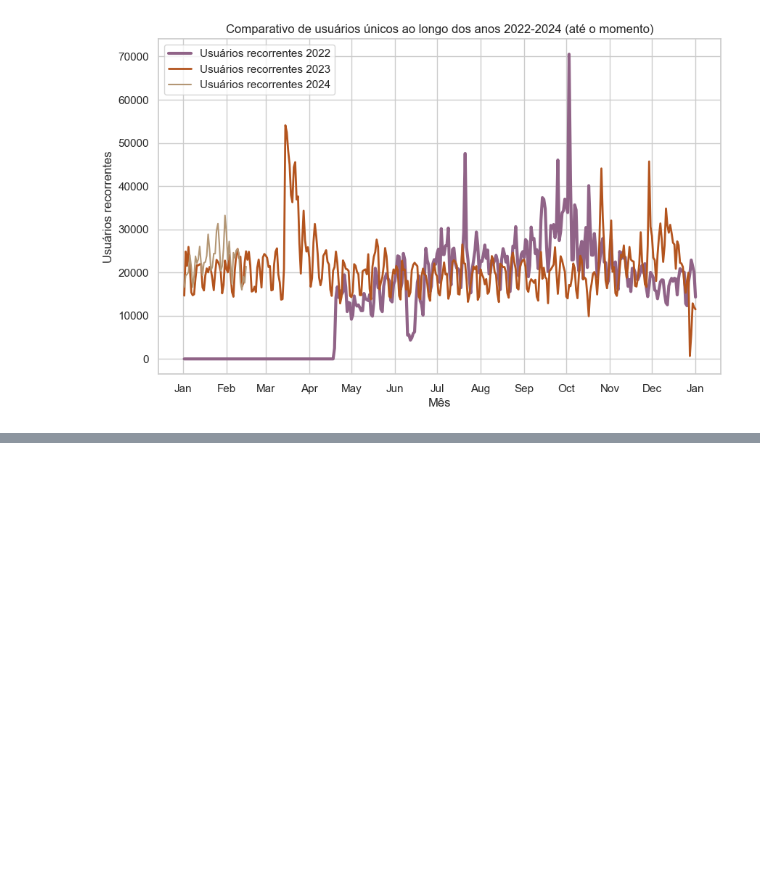
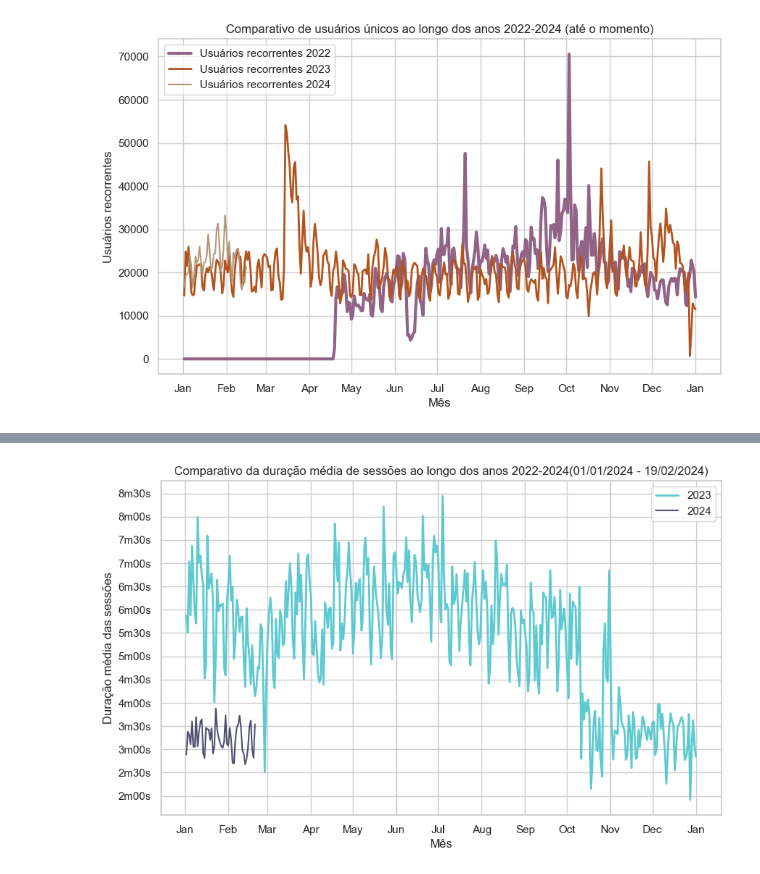
Before and after one commit to alisson002/Relat-rios-TN-e-JPN_Python, a Jupyter notebook: comparativos/graficosPython - linha.ipynb, the cells around one changed output, grey strips where cells are left out. Drawn from its saved outputs; the diff is of its cells as text; code cells hidden in the pictures; blank space fills up the shorter version.

```diff
--- a/comparativos/graficosPython - linha.ipynb
+++ b/comparativos/graficosPython - linha.ipynb
@@ -705,0 +708,73 @@ ValueError: Data must be 1-dimensional, got ndarray of shape (365, 1) instead
+# %%
+from matplotlib.ticker import FuncFormatter, MultipleLocator
+
+sessoesDurMed2023 = pd.read_csv(r'Portal\sessoes\sessoesDurMed2023.csv', skiprows=7)
+
+sessoesDurMed2023.columns = ['Data','Nº dia','sessoes','nan']
+
+sessoesDurMed2023['Nº dia'] = sessoesDurMed2023['Nº dia']+1
+
+sessoesDurMed2024 = pd.read_csv(r'Portal\sessoes\sessoesDurMed2024.csv', skiprows=7)
+
+sessoesDurMed2024.columns = ['Data','Nº dia','sessoes','nan']
+
+sessoesDurMed2024['Nº dia'] = sessoesDurMed2024['Nº dia']+1
+
+sessoesDurMed2023['sessoes'] = sessoesDurMed2023['sessoes'] / 60
+sessoesDurMed2024['sessoes'] = sessoesDurMed2024['sessoes'] / 60
+
+# Configurando o tema do Seaborn
+sns.set_theme(style="whitegrid")
+
+# Criando o gráfico de linhas
+plt.figure(figsize=(10, 6))  # Definindo o tamanho da figura
+
+# Definindo a paleta de cores desejada
+cores = ["#252745","#4f4f70","#5ccad0"]
+
+# cores = ["#EE7B12", "#355424", "#ED3013", "#9EC274","#7AB","#EDA"]
+
+# Plotando o gráfico de linhas
+# sns.lineplot(x="Nº dia", y="Usuários recorrentes", data=usuarios_recorrentes22, label="Usuários recorrentes 2022", linewidth=3, color=cores[0])
+sns.lineplot(x="Nº dia", y="sessoes", data=sessoesDurMed2023, label="2023", linewidth=2, color=cores[2])
+sns.lineplot(x="Nº dia", y="sessoes", data=sessoesDurMed2024, label="2024", linewidth=1.5, color=cores[1])
+
+
+# Ajustando o intervalo entre as datas no eixo x
+plt.gca().xaxis.set_major_locator(mdates.MonthLocator())  # Intervalo de 1 dia
+
+# Formatando os rótulos do eixo x para incluir o nome do mês
+plt.gca().xaxis.set_major_formatter(mdates.DateFormatter('%b'))  # Exemplo: Jan 2024
+
+def minutos_formatter(x, pos):
+    minutos = int(x)
+    segundos = round((x - minutos) * 60)
+    return f"{minutos}m{segundos:02d}s"
+
+# Configurando o formato dos valores do eixo Y
+plt.gca().yaxis.set_major_formatter(FuncFormatter(minutos_formatter))
+
+#plt.yticks([2, 2.5, 3, 3.5, 4, 4.5, 5, 5.5, 6, 6.5, 7, 7.5, 8, 8.5])
+
+#plt.gca().yaxis.set_major_locator(MultipleLocator(9))
+#plt.gca().yaxis.set_major_locator(plt.MaxNLocator(8))
+# Definindo o passo entre os números no eixo Y
+plt.gca().yaxis.set_major_locator(MultipleLocator(0.5))
+
+#plt.xticks(rotation=-90)
+
+#plt.gca().yaxis.set_major_locator(MaxNLocator(integer=True))
+
+# Adicionando rótulos e título ao gráfico
+plt.xlabel("Mês")
+plt.ylabel("Duração média das sessões")
+plt.title("Comparativo da duração média de sessões ao longo dos anos 2022-2024(01/01/2024 - 19/02/2024)")
+
+#plt.yticks([])
+
+plt.legend()
+
+# Exibindo o gráfico
+plt.show()
+# %% [output]
+[figure, added]
```
Also changed, not shown: parts of 2 cells of this notebook, 5 other files.
